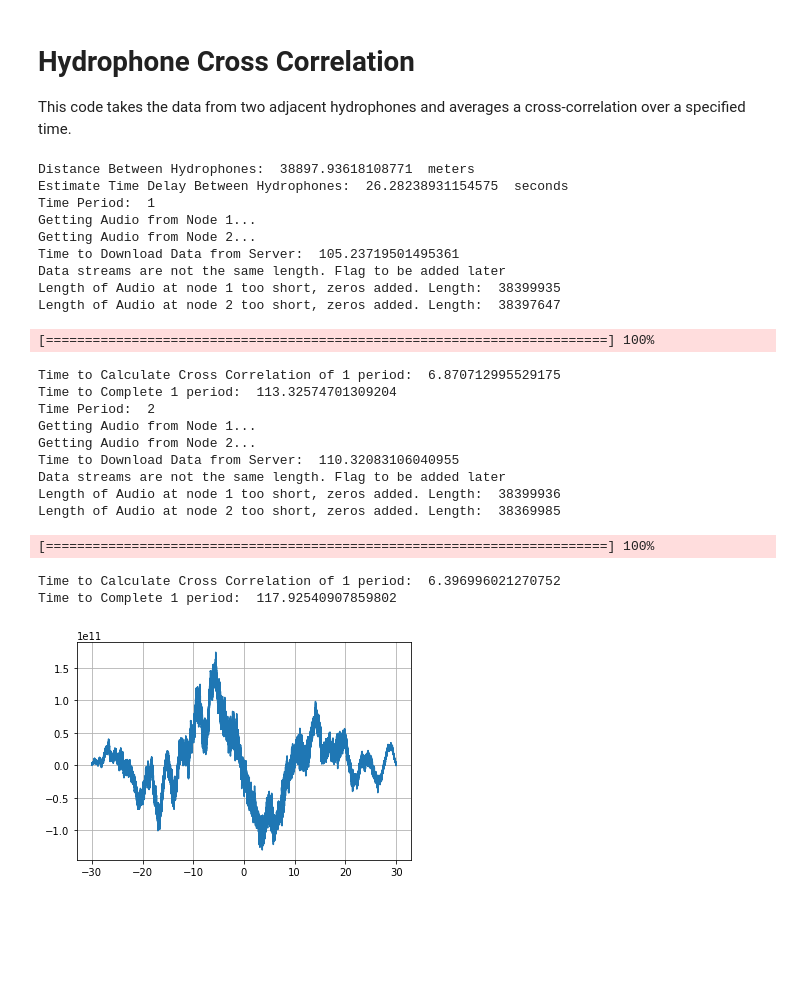
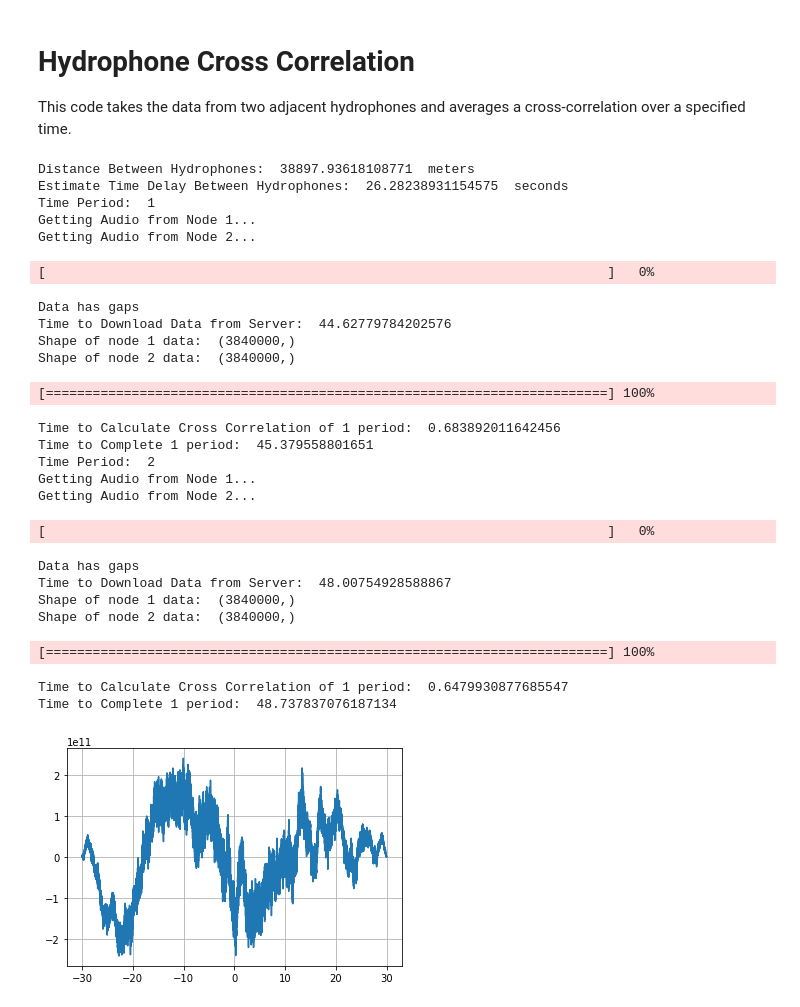
Before and after one commit to Ocean-Data-Lab/ooipy, a Jupyter notebook: demo.ipynb, the cells around one changed output. Saved outputs shown, nothing was run; the diff lists cells and outputs as text; code cells hidden in the pictures; blank space fills up the shorter version.

```diff
--- a/demo.ipynb
+++ b/demo.ipynb
@@ -217,43 +217,44 @@ This code takes the data from two adjacent hydrophones and averages a cross-corr
 # %%
 # Demonstrate Cross Correlation Class
 # Calculate Xcorr for 2, 10 minutes (20 minute) period and average
 
-# Code Cross Correlates Data starting at start_time for nodes node1 and node2
 num_periods = 2
-avg_time = 10 #minutes
-hyd_xcorr = ooilib.Hydrophone_Xcorr(node1='/LJ01C',node2='/PC01A', avg_time=avg_time)
+avg_time = 1 #minutes
+start_time = datetime.datetime(2019,2,1,0,0,0) # time of first sample
+#Initialize Hydrophone Xcorr Class
+hyd_xcorr = ooilib.Hydrophone_Xcorr(node1='/LJ01C',node2='/PC01A', avg_time=avg_time, mp=True)
 
-start_time = datetime.datetime(2019,2,1,0,0,0) # time of first sample
-
+# Average Cross Correlation Over Specified time
 xcorr = hyd_xcorr.avg_over_mult_periods(num_periods, start_time)
 
-# Plot Results
 dt = 1/64000
 t = np.arange(-xcorr.shape[0]*dt/2,xcorr.shape[0]*dt/2,dt)
 
 plt.plot(t,xcorr)
 plt.grid()
 # %% [output]
 Distance Between Hydrophones:  38897.93618108771  meters
 Estimate Time Delay Between Hydrophones:  26.28238931154575  seconds
 Time Period:  1
 Getting Audio from Node 1...
 Getting Audio from Node 2...
-Time to Download Data from Server:  105.23719501495361
-Data streams are not the same length. Flag to be added later
-Length of Audio at node 1 too short, zeros added. Length:  38399935
-Length of Audio at node 2 too short, zeros added. Length:  38397647
-[========================================================================] 100%
+[                                                                        ]   0%
-Time to Calculate Cross Correlation of 1 period:  6.870712995529175
-Time to Complete 1 period:  113.32574701309204
-Time Period:  2
-Getting Audio from Node 1...
-Getting Audio from Node 2...
-Time to Download Data from Server:  110.32083106040955
-Data streams are not the same length. Flag to be added later
-Length of Audio at node 1 too short, zeros added. Length:  38399936
-Length of Audio at node 2 too short, zeros added. Length:  38369985
+Data has gaps
+Time to Download Data from Server:  44.62779784202576
+Shape of node 1 data:  (3840000,)
+Shape of node 2 data:  (3840000,)
 [========================================================================] 100%
-Time to Calculate Cross Correlation of 1 period:  6.396996021270752
-Time to Complete 1 period:  117.92540907859802
+Time to Calculate Cross Correlation of 1 period:  0.683892011642456
+Time to Complete 1 period:  45.379558801651
+Time Period:  2
+Getting Audio from Node 1...
+Getting Audio from Node 2...
+[                                                                        ]   0%
+Data has gaps
+Time to Download Data from Server:  48.00754928588867
+Shape of node 1 data:  (3840000,)
+Shape of node 2 data:  (3840000,)
+[========================================================================] 100%
+Time to Calculate Cross Correlation of 1 period:  0.6479930877685547
+Time to Complete 1 period:  48.737837076187134
-[figure, old version]
+[figure, new version]
```
Also changed, not shown: 1 other file.
